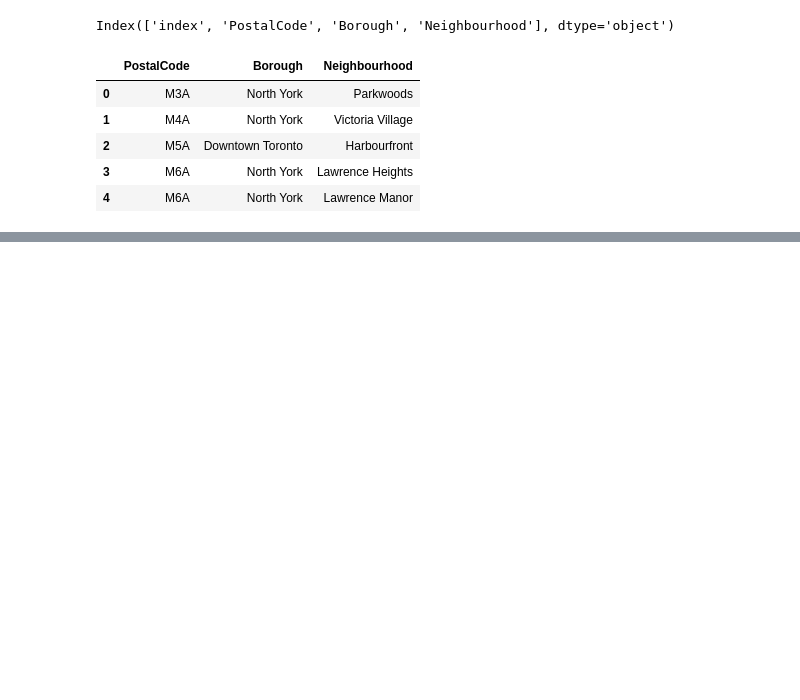
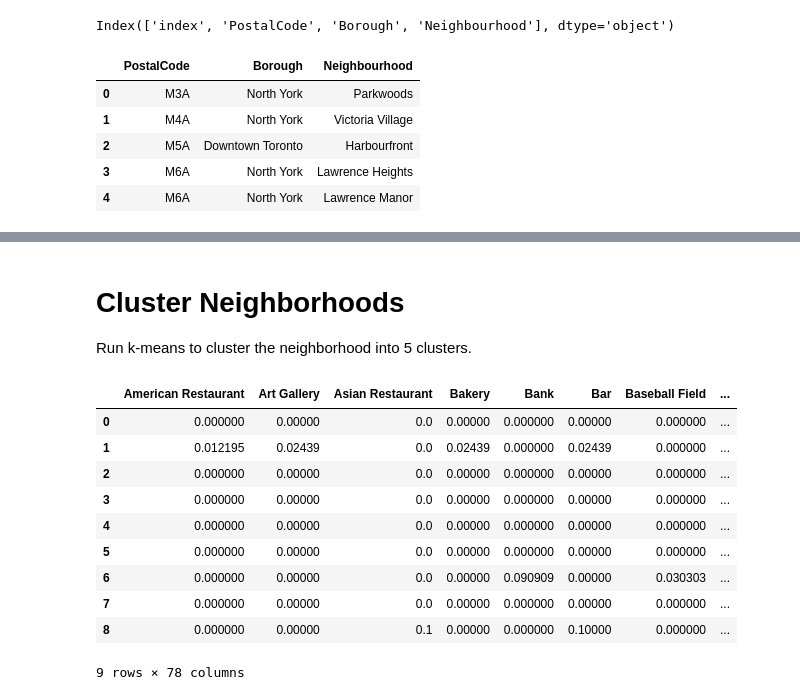
Before and after one commit to voltagebots/Coursera, a Jupyter notebook: Capsone Project.ipynb, the cells around one changed output, grey strips where cells are left out. Drawn from its saved outputs; the diff is of its cells as text; code cells hidden in the pictures; blank space fills up the shorter version.

```diff
--- a/Capsone Project.ipynb
+++ b/Capsone Project.ipynb
@@ -108,0 +445,28 @@ df1.head()
+# %% [markdown]
+# Cluster Neighborhoods
+
+Run k-means to cluster the neighborhood into 5 clusters.
+# %%
+# set number of clusters
+kclusters = 5
+
+Toronto_grouped_clustering = Toronto_grouped.drop('Neighborhood', 1)
+
+# run k-means clustering
+kmeans = KMeans(n_clusters=kclusters, random_state=0).fit(Toronto_grouped_clustering)
+
+# check cluster labels generated for each row in the dataframe
+kmeans.labels_[0:10]
+Toronto_grouped_clustering
+# %% [output]
+|  | American Restaurant | Art Gallery | Asian Restaurant | Bakery | Bank | Bar | Baseball Field | ... |
+| 0 | 0.000000 | 0.00000 | 0.0 | 0.00000 | 0.000000 | 0.00000 | 0.000000 | ... |
+| 1 | 0.012195 | 0.02439 | 0.0 | 0.02439 | 0.000000 | 0.02439 | 0.000000 | ... |
+| 2 | 0.000000 | 0.00000 | 0.0 | 0.00000 | 0.000000 | 0.00000 | 0.000000 | ... |
+| 3 | 0.000000 | 0.00000 | 0.0 | 0.00000 | 0.000000 | 0.00000 | 0.000000 | ... |
+| 4 | 0.000000 | 0.00000 | 0.0 | 0.00000 | 0.000000 | 0.00000 | 0.000000 | ... |
+| 5 | 0.000000 | 0.00000 | 0.0 | 0.00000 | 0.000000 | 0.00000 | 0.000000 | ... |
+| 6 | 0.000000 | 0.00000 | 0.0 | 0.00000 | 0.090909 | 0.00000 | 0.030303 | ... |
+| 7 | 0.000000 | 0.00000 | 0.0 | 0.00000 | 0.000000 | 0.00000 | 0.000000 | ... |
+| 8 | 0.000000 | 0.00000 | 0.1 | 0.00000 | 0.000000 | 0.10000 | 0.000000 | ... |
+9 rows × 78 columns
```
Also changed, not shown: parts of 50 cells of this notebook.
